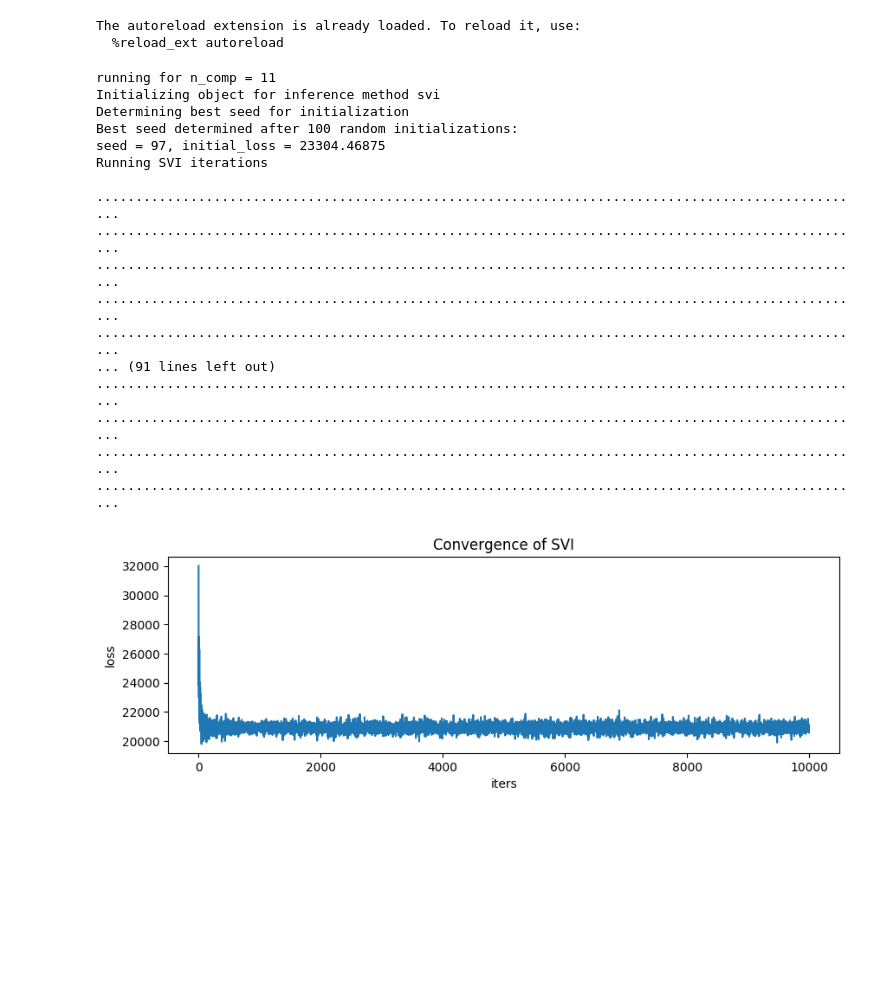
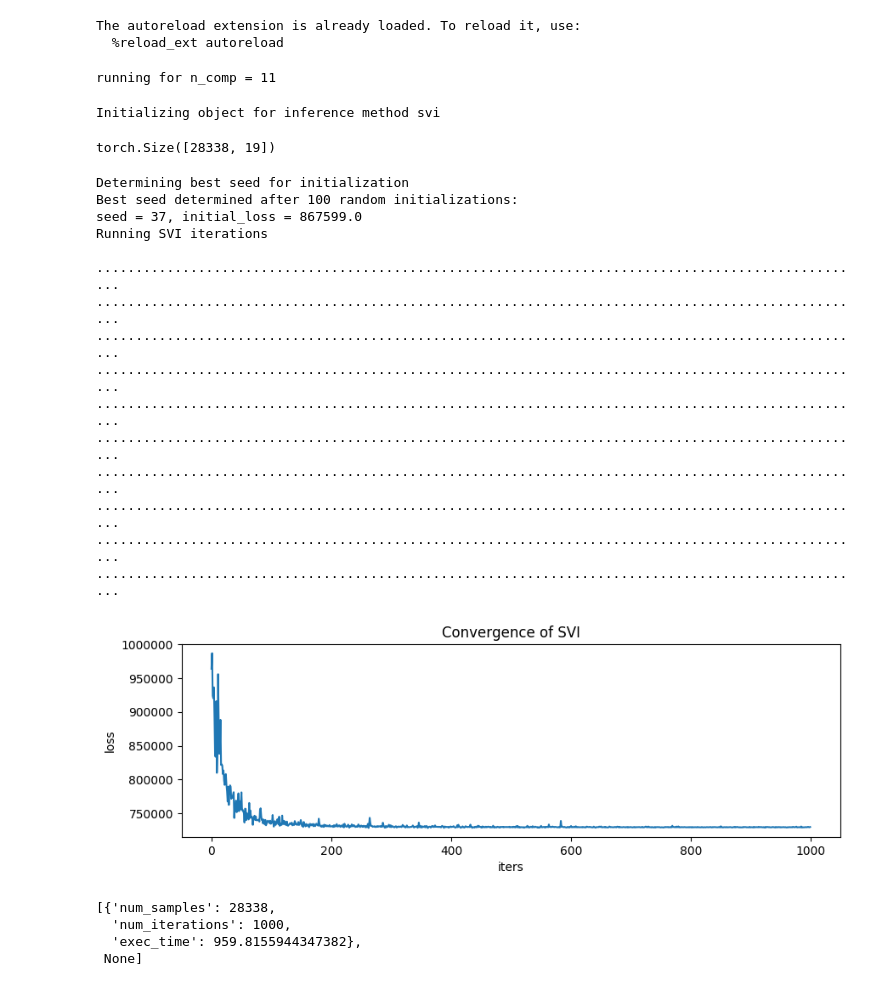
Before and after one commit to lye0618/ML-with-Prob-Prog-Final-Project, a Jupyter notebook: GMM Manual Guide.ipynb, the cells around one changed output. Saved outputs shown, nothing was run; the diff lists cells and outputs as text; code cells hidden in the pictures; blank space fills up the shorter version.

```diff
--- a/GMM Manual Guide.ipynb
+++ b/GMM Manual Guide.ipynb
@@ -15,28 +15,42 @@ from models_manual_guide import GMM
 print(f'running for n_comp = {11}')
 pyro.clear_param_store()
 svi = GMM(n_comp=11, infr='svi')
-svi.svi_itr = 10000
-los = svi.inference()
-svi.plot_svi_convergence(los)
 # %% [output]
 running for n_comp = 11
-Initializing object for inference method svi
-Determining best seed for initialization
-Best seed determined after 100 random initializations:
-seed = 97, initial_loss = 23304.46875
-Running SVI iterations
-
-...................................................................................................
-...................................................................................................
-...................................................................................................
-...................................................................................................
-...................................................................................................
-... (91 lines left out)
-...................................................................................................
-...................................................................................................
-...................................................................................................
-...................................................................................................
-[figure, removed]
+Initializing object for inference method svi
+# %%
+svi.tensor_train.shape
+# %% [output]
+torch.Size([28338, 19])
+# %%
+svi.svi_itr = 1000
+los = svi.inference()
+svi.plot_svi_convergence(los)
+# %% [output]
+Determining best seed for initialization
+Best seed determined after 100 random initializations:
+seed = 37, initial_loss = 867599.0
+Running SVI iterations
+
+...................................................................................................
+...................................................................................................
+...................................................................................................
+...................................................................................................
+...................................................................................................
+...................................................................................................
+...................................................................................................
+...................................................................................................
+...................................................................................................
+...................................................................................................
+[figure, added]
+# %%
+svi.mcmc = None
+svi.generate_stats()
+# %% [output]
+[{'num_samples': 28338,
+  'num_iterations': 1000,
+  'exec_time': 959.8155944347382},
+ None]
 # %%
 samps = svi.get_mean_svi_est_manual_guide()
 samps
```
Also changed, not shown: parts of 10 cells of this notebook, 3 other files.
